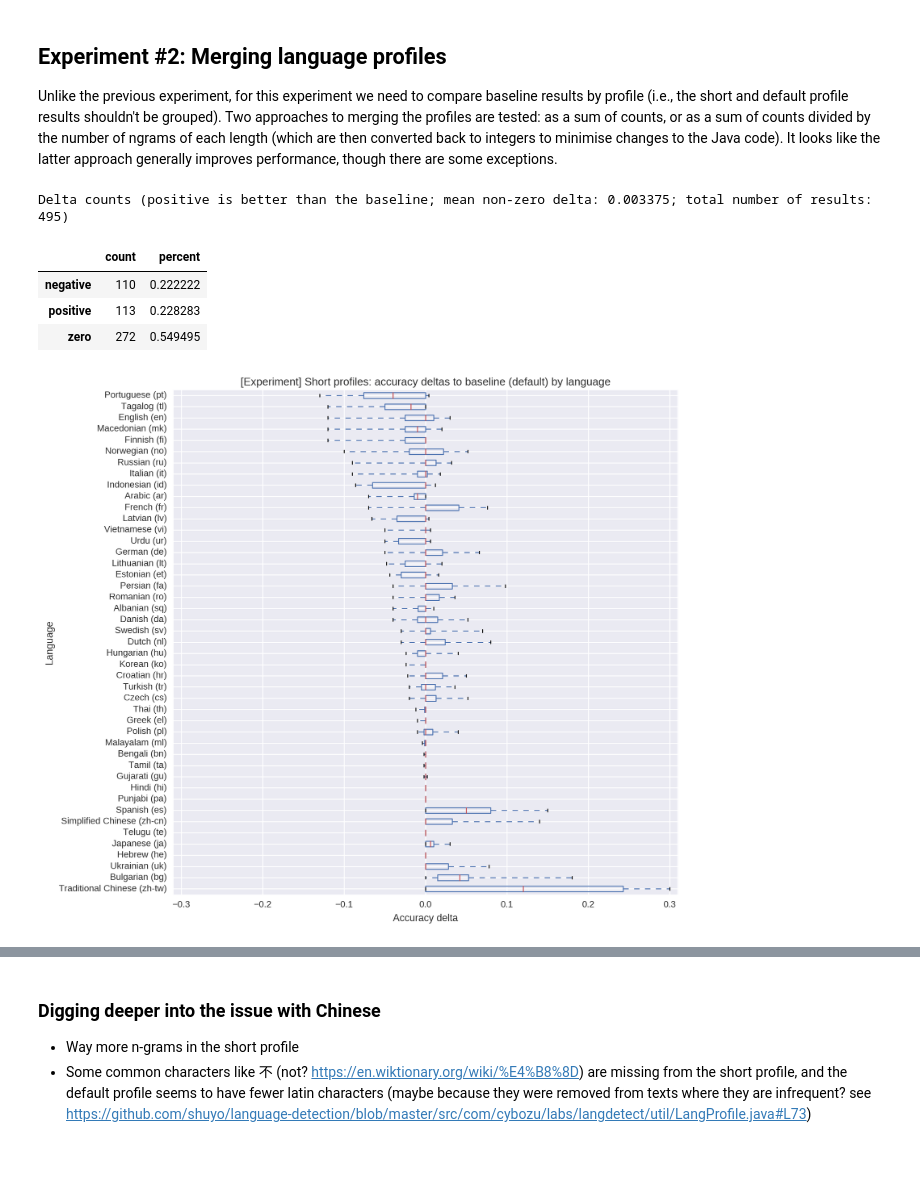
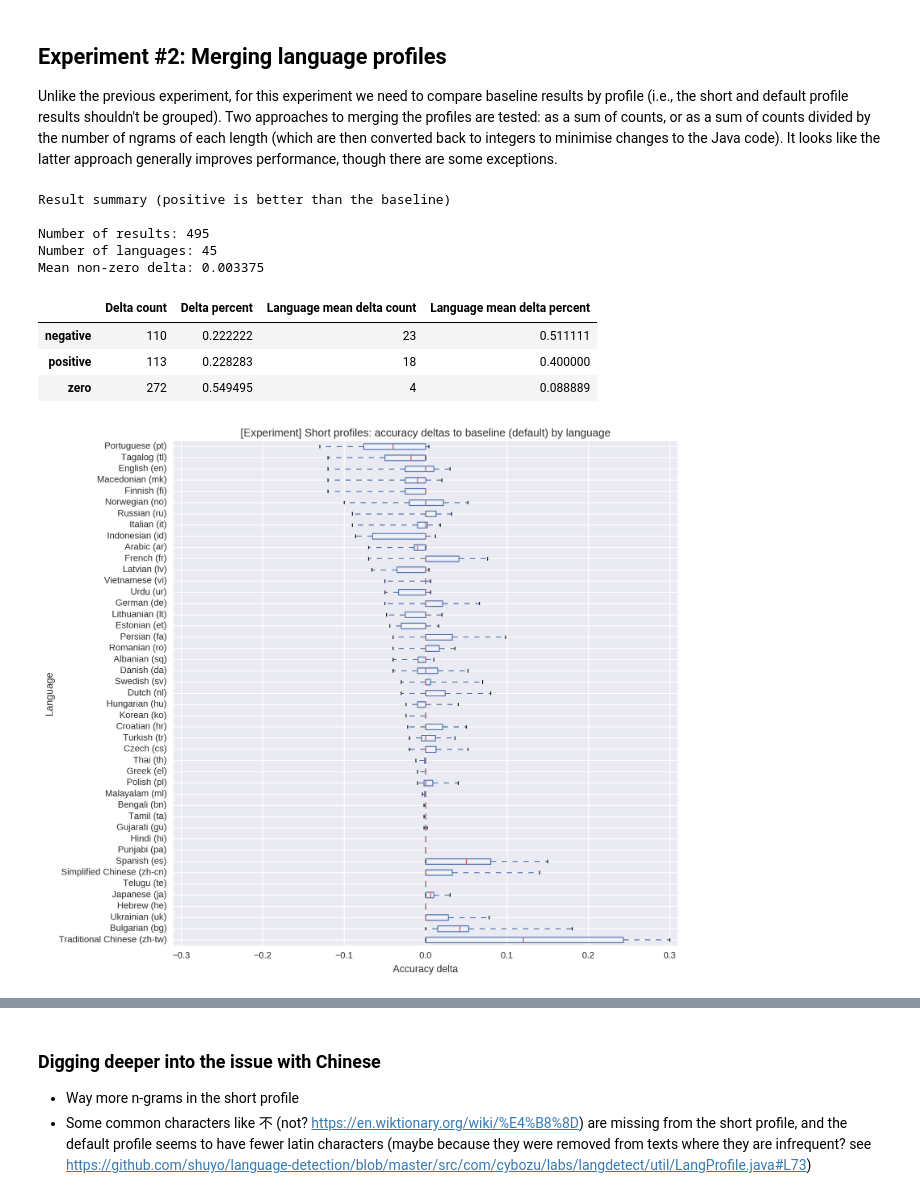
Before and after one commit to Automattic/elasticsearch-langdetect, a Jupyter notebook: experiments/Classification experiments.ipynb, the cells around one changed output, grey strips where cells are left out. Cells and saved outputs as stored; diff of their text form; code cells hidden in the pictures; blank space fills up the shorter version.

```diff
--- a/experiments/Classification experiments.ipynb
+++ b/experiments/Classification experiments.ipynb
@@ -142,13 +142,24 @@ Unfortunately, it doesn't like there's much of a difference... If anything, it i
 def plot_accuracy_deltas_by_language(baseline_results, experiment_results, experiment_name,
                                      order='min', baseline_desc=None):
     baseline_accuracies = extract_accuracies(baseline_results)
-    deltas = extract_accuracies(experiment_results) - baseline_accuracies
+    deltas = (extract_accuracies(experiment_results) - baseline_accuracies).dropna(axis=1, how='all')
     delta_counts = pd.Series({k: v.sum().sum() for k, v in dict(positive=deltas > 0,
                                                                 negative=deltas < 0,
                                                                 zero=deltas == 0).items()})
-    print('Delta counts (positive is better than the baseline; mean non-zero delta: {:4f}; '
-          'total number of results: {})'.format(deltas[deltas != 0].mean().mean(), delta_counts.sum()))
-    display(pd.DataFrame(dict(count=delta_counts, percent=delta_counts / delta_counts.sum())))
+    delta_means = deltas.mean()
+    delta_mean_counts = pd.Series(dict(positive=(delta_means > 0).sum(),
+                                       negative=(delta_means < 0).sum(),
+                                       zero=(delta_means == 0).sum()))
+    print('Result summary (positive is better than the baseline)\n')
+    print('Number of results: {}'.format(delta_counts.sum()))
+    print('Number of languages: {}'.format(len(deltas.columns)))
+    print('Mean non-zero delta: {:4f}'.format(deltas[deltas != 0].mean().mean()))
+    display(pd.DataFrame({
+        'Delta count': delta_counts,
+        'Delta percent': delta_counts / delta_counts.sum(),
+        'Language mean delta count': delta_mean_counts,
+        'Language mean delta percent': delta_mean_counts / delta_mean_counts.sum()
+    }))
 
     if order == 'width':
         order_series = deltas.max() - deltas.min()
@@ -198,25 +217,29 @@ Delta counts (positive is better than the baseline; mean non-zero delta: -0.0009
 Unlike the previous experiment, for this experiment we need to compare baseline results by profile (i.e., the short and default profile results shouldn't be grouped). Two approaches to merging the profiles are tested: as a sum of counts, or as a sum of counts divided by the number of ngrams of each length (which are then converted back to integers to minimise changes to the Java code). It looks like the latter approach generally improves performance, though there are some exceptions.
 # %%
 default_baseline_results = baseline_results[~baseline_results['useShortProfile'] &
-                                            ~baseline_results['useAllLanguages']].dropna(axis=1, how='all')
+                                            ~baseline_results['useAllLanguages']]
 default_baseline_results.index = range(len(default_baseline_results))
 short_baseline_results = baseline_results[baseline_results['useShortProfile'] &
-                                          ~baseline_results['useAllLanguages']].dropna(axis=1, how='all')
+                                          ~baseline_results['useAllLanguages']]
 short_baseline_results.index = range(len(short_baseline_results))
 
 plot_accuracy_deltas_by_language(
     default_baseline_results,
     short_baseline_results,
     '[Experiment] Short profiles:',
     order='min',
     baseline_desc='default'
 )
 # %% [output]
-Delta counts (positive is better than the baseline; mean non-zero delta: 0.003375; total number of results: 495)
+Result summary (positive is better than the baseline)
+
+Number of results: 495
+Number of languages: 45
+Mean non-zero delta: 0.003375
-|  | count | percent |
-| negative | 110 | 0.222222 |
-| positive | 113 | 0.228283 |
-| zero | 272 | 0.549495 |
+|  | Delta count | Delta percent | Language mean delta count | Language mean delta percent |
+| negative | 110 | 0.222222 | 23 | 0.511111 |
+| positive | 113 | 0.228283 | 18 | 0.400000 |
+| zero | 272 | 0.549495 | 4 | 0.088889 |
 [figure]
 # %%
 from collections import Counter, defaultdict
```
Also changed, not shown: parts of 12 cells of this notebook, 3 other files.
